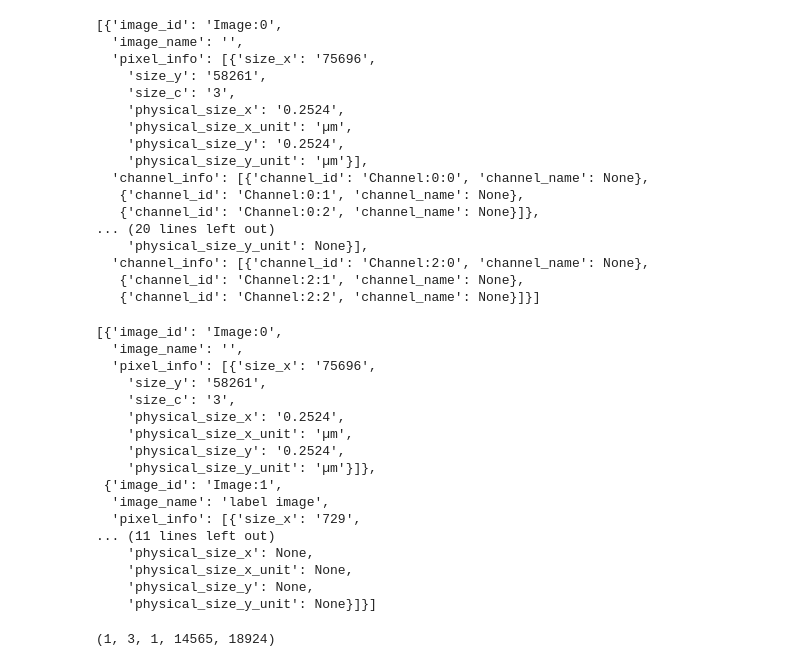
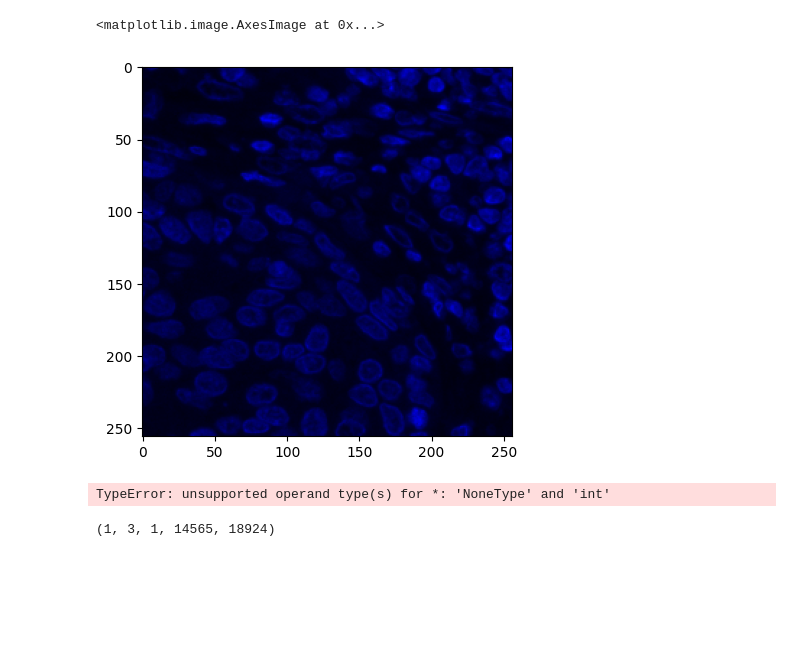
Before and after one commit to davidvi/tissueviewer, a Jupyter notebook: server/OmeZarrConnector/read-raw.ipynb, the cells around one changed output. Cells and saved outputs as stored; diff of their text form; code cells hidden in the pictures; blank space fills up the shorter version.

```diff
--- a/server/OmeZarrConnector/read-raw.ipynb
+++ b/server/OmeZarrConnector/read-raw.ipynb
@@ -26,6 +26,14 @@ import math
 
 import xml.etree.ElementTree as ET
 # %%
+import cv2
+import numpy as np
+import zarr
+import dask.array as da
+import os
+import math
+import xml.etree.ElementTree as ET
+
 class OmeZarrConnector:
   """
   Connector for ome zarr files
@@ -175,5 +183,5 @@ class OmeZarrConnector:
     # Generate dzi
 
     dzi = '<?xml version="1.0" encoding="UTF-8"?>\n'
-    dzi += f'<Image TileSize="256" Overlap="0" Format="png" xmlns="http://schemas.microsoft.com/deepzoom/2008">\n'
+    dzi += f'<Image TileSize="{self.tile_size}" Overlap="0" Format="png" xmlns="http://schemas.microsoft.com/deepzoom/2008">\n'
     dzi += f'  <Size Width="{size_x}" Height="{size_y}"/>\n'
@@ -259,83 +267,64 @@ class OmeZarrConnector:
       image_id: image id (the sequential number) for which tile needs to be extracted
       dzi_zoom_level: zoom level
       channels: list of channels to be extracted
       intensities: list of intensities for each channel
       colors: list of colors for each channel
       tile_x: x coordinate of the tile
       tile_y: y coordinate of the tile
     """
 
     # Get the zoom level for the zarr file
-    zoom_level = self.dzi_total_zoom_levels - dzi_zoom_level - 2
+    zoom_level = self.dzi_total_zoom_levels - dzi_zoom_level - 2 # was 2
 
     merged_image = None #np.zeros((self.tile_size, self.tile_size, 3), dtype=np.uint8)
 
     if not is_rgb:
       for channel, intensity, color in zip(channels, intensities, colors):
         color_rgb = self.color_map[color]
+
         image = self.get_tile_image(image_id, zoom_level, channel, tile_x, tile_y)
         enhanced_image = cv2.convertScaleAbs(image, alpha=intensity)
+
         colored_image = cv2.merge([enhanced_image * color_rgb[i] for i in range(3)])
+        # colored_image = np.zeros((image.shape[0], image.shape[1], 3), dtype=np.float32)
+        # for i in range(3):
+          # colored_image[:,:,i] = enhanced_image * color_rgb[i]
+        # colored_image = cv2.normalize(colored_image, None, 0, 255, cv2.NORM_MINMAX)
+
         if merged_image is None:
           merged_image = colored_image
         merged_image = cv2.add(merged_image, colored_image)
+        # merged_image = merged_image.astype(np.uint8)
+
     else:
       for channel in channels:
         image = self.get_tile_image(image_id, zoom_level, channel, tile_x, tile_y)
         if merged_image is None:
           merged_image = np.zeros((image.shape[0], image.shape[1], 3), dtype=np.uint8)
         merged_image[:, :, channel] = image
 
     return merged_image
+
+
+test_ome = OmeZarrConnector('/Users/vanijzen/Desktop/public/example-raw.zarr')
+plt.imshow(test_ome.get_combined_image(0, 14, [0], [1, 5], ['blue'], False, 31, 30))
+# %% [output]
+<matplotlib.image.AxesImage at 0x...>
+[figure, added]
 # %%
-# test_ome = OmeZarrConnector('/Users/vanijzen/Desktop/example-raw.zarr')
-test_ome = OmeZarrConnector('/Users/vanijzen/Desktop/public/TMA1.zarr')
+test_ome = OmeZarrConnector('/Users/vanijzen/Desktop/public/example-raw.zarr')
+# test_ome = OmeZarrConnector('/Users/vanijzen/Desktop/public/TMA1.zarr')
 
 
 # test_ome.generate_dzi(0)
 
-test_ome.return_metadata()
+# test_ome.return_metadata()
 
 # plt.imshow(test_ome.get_tile_image(0, 0, 0, 0, 0))
 
 # plt.imshow(test_ome.get_combined_image(0, 12, [0, 1, 2], [1, 1, 1], ['red', 'green', 'blue'], 1, 1))
 # plt.imshow(test_ome.get_combined_image(0, 9, [0, 1, 2], [1, 1, 1], ['red', 'green', 'blue'], True, 0, 0))
+plt.imshow(test_ome.get_combined_image(0, 14, [0, 1], [1, 5], ['blue', 'green'], False, 31, 30))
 # %% [output]
-[{'image_id': 'Image:0',
-  'image_name': '',
-  'pixel_info': [{'size_x': '75696',
-    'size_y': '58261',
-    'size_c': '3',
-    'physical_size_x': '0.2524',
-    'physical_size_x_unit': 'µm',
-    'physical_size_y': '0.2524',
-    'physical_size_y_unit': 'µm'}],
-  'channel_info': [{'channel_id': 'Channel:0:0', 'channel_name': None},
-   {'channel_id': 'Channel:0:1', 'channel_name': None},
-   {'channel_id': 'Channel:0:2', 'channel_name': None}]},
-... (20 lines left out)
-    'physical_size_y_unit': None}],
-  'channel_info': [{'channel_id': 'Channel:2:0', 'channel_name': None},
-   {'channel_id': 'Channel:2:1', 'channel_name': None},
-   {'channel_id': 'Channel:2:2', 'channel_name': None}]}]
+TypeError: unsupported operand type(s) for *: 'NoneType' and 'int'
-# %%
-test_ome.return_metadata()
-# %% [output]
-[{'image_id': 'Image:0',
-  'image_name': '',
-  'pixel_info': [{'size_x': '75696',
-    'size_y': '58261',
-    'size_c': '3',
-    'physical_size_x': '0.2524',
-    'physical_size_x_unit': 'µm',
-    'physical_size_y': '0.2524',
-    'physical_size_y_unit': 'µm'}]},
- {'image_id': 'Image:1',
-  'image_name': 'label image',
-  'pixel_info': [{'size_x': '729',
-... (11 lines left out)
-    'physical_size_x': None,
-    'physical_size_x_unit': None,
-    'physical_size_y': None,
-    'physical_size_y_unit': None}]}]
 # %%
```
Also changed, not shown: parts of 2 cells of this notebook, 6 other files.
